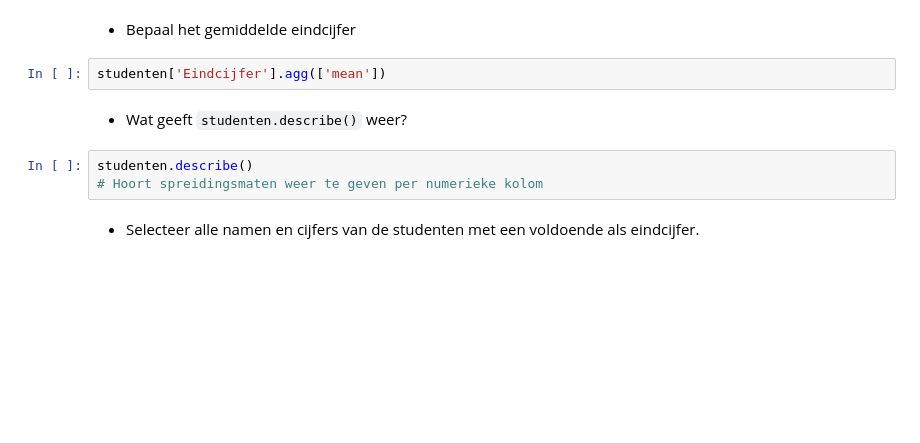
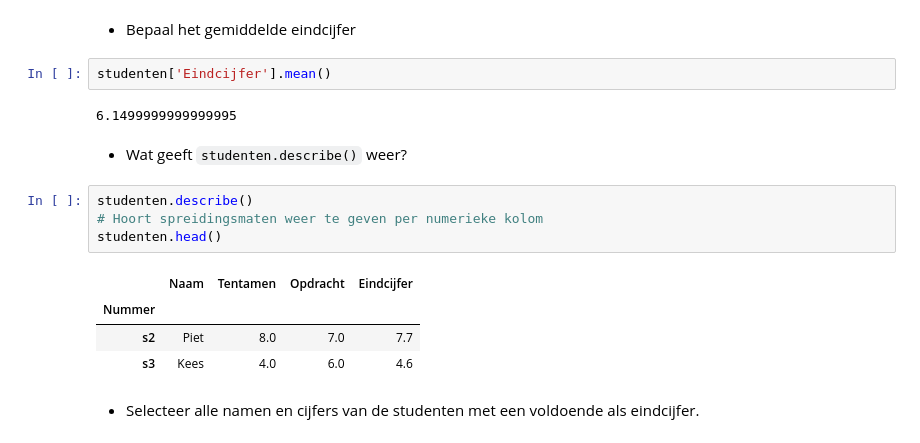
Before and after one commit to GitMathijs/CM2024, a Jupyter notebook: CM03_pandas/CM_Pandas_opdrachten.ipynb, the cells around one changed output. Cells and saved outputs as stored; diff of their text form; blank space fills up the shorter version.

Commit message:
Begin opdracht 3

```diff
--- a/CM03_pandas/CM_Pandas_opdrachten.ipynb
+++ b/CM03_pandas/CM_Pandas_opdrachten.ipynb
@@ -77,12 +126,20 @@ studenten
 # %% [markdown]
 - Bepaal het gemiddelde eindcijfer
 # %%
-studenten['Eindcijfer'].agg(['mean'])
+studenten['Eindcijfer'].mean()
+# %% [output]
+6.1499999999999995
 # %% [markdown]
 - Wat geeft `studenten.describe()` weer?
 # %%
 studenten.describe()
 # Hoort spreidingsmaten weer te geven per numerieke kolom
+studenten.head()
+# %% [output]
+|  | Naam | Tentamen | Opdracht | Eindcijfer |
+| Nummer |  |  |  |  |
+| s2 | Piet | 8.0 | 7.0 | 7.7 |
+| s3 | Kees | 4.0 | 6.0 | 4.6 |
 # %% [markdown]
 - Selecteer alle namen en cijfers van de studenten met een voldoende als eindcijfer.
 # %%
```
Also changed, not shown: parts of 15 cells of this notebook.
